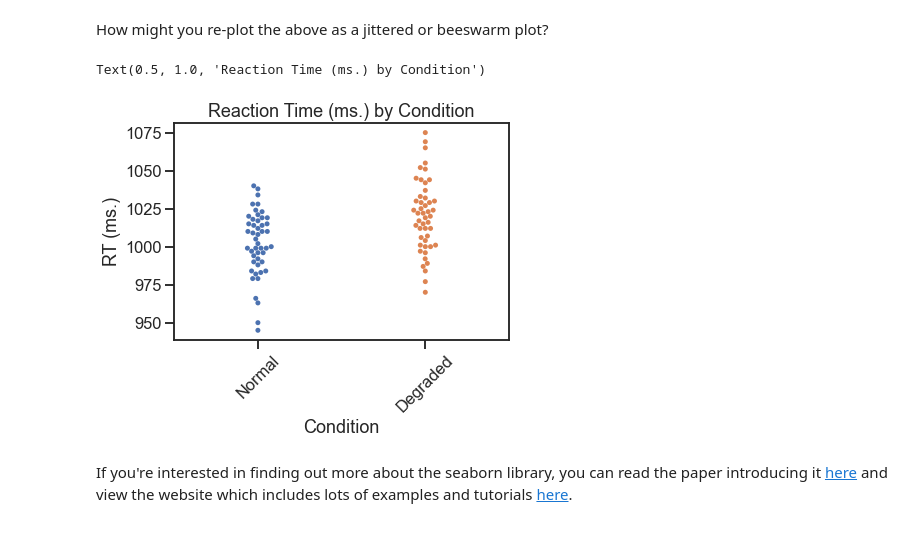
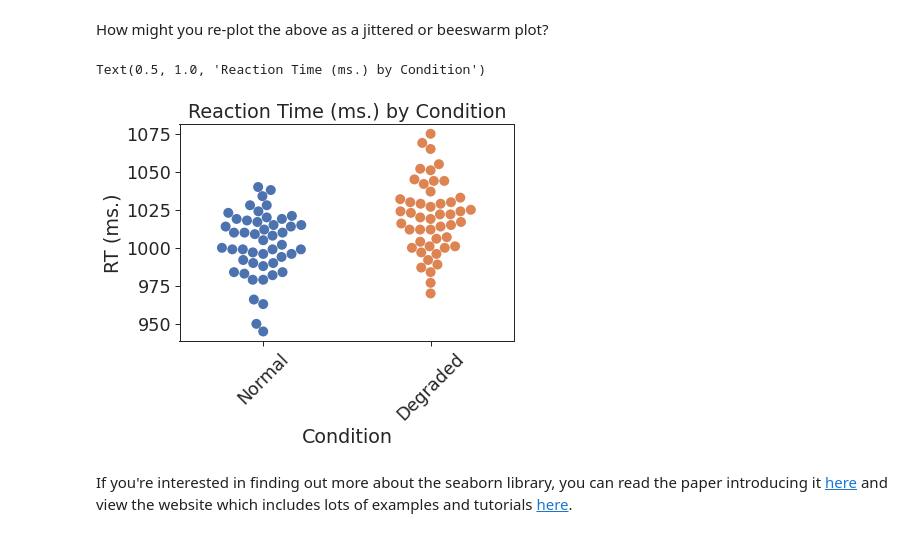
Before and after one commit to ajstewartlang/my_python_repo, a Jupyter notebook: week_3_tasks.ipynb, the cells around one changed output. Drawn from its saved outputs; the diff is of its cells as text; code cells hidden in the pictures.

```diff
--- a/week_3_tasks.ipynb
+++ b/week_3_tasks.ipynb
@@ -42,15 +42,15 @@ How might you re-plot the above as a jittered or beeswarm plot?
 # %%
 import seaborn as sns
 # %%
-sns.set(style='ticks', context='talk')
-sns.swarmplot(x='condition', y='response_time', data=my_data)
+sns.set_theme(style='ticks', context='paper', font_scale=2)
+sns.swarmplot(x='condition', y='response_time', data=my_data,size=10)
 plt.xticks([0, 1], ['Normal', 'Degraded'], rotation=45)
 plt.xlabel("Condition")
 plt.ylabel("RT (ms.)")
 plt.title("Reaction Time (ms.) by Condition")
 # %% [output]
 Text(0.5, 1.0, 'Reaction Time (ms.) by Condition')
-[figure, old version]
+[figure, new version]
 # %% [markdown]
 If you're interested in finding out more about the seaborn library, you can read the paper introducing it [here](https://www.theoj.org/joss-papers/joss.03021/10.21105.joss.03021.pdf) and view the website which includes lots of examples and tutorials [here](https://seaborn.pydata.org/).
 # %%
```
